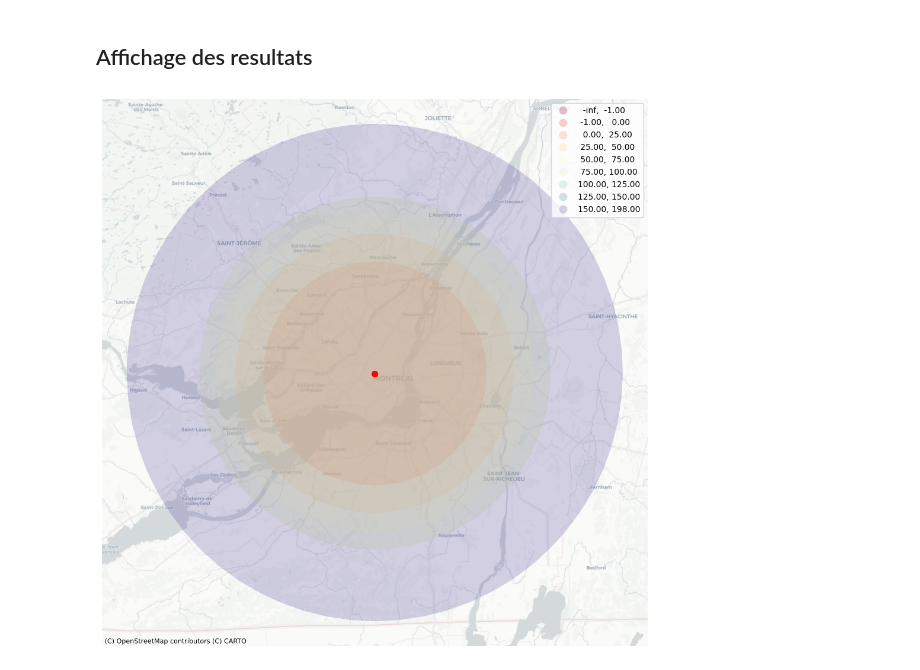
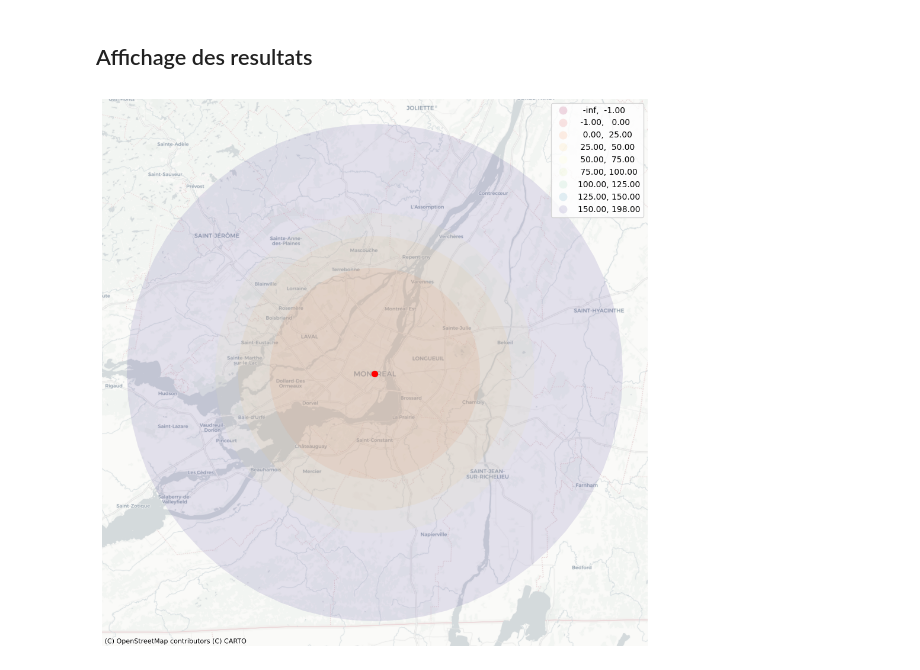
Before and after one commit to BastienBoucherat/geo6149, a Jupyter notebook: geo6149_projet.ipynb, the cells around one changed output. Drawn from its saved outputs; the diff is of its cells as text; code cells hidden in the pictures.

Commit message:
Added a function to create the autonomy gradient

```diff
--- a/geo6149_projet.ipynb
+++ b/geo6149_projet.ipynb
@@ -524,0 +521,3 @@ annual_human_energy_kJ_req = annual_human_energy_kJ_req_tab['minimum']
+# %%
+def get_food_capacity_req(level):
+    return round(daily_human_energy_kJ_req[level]/daily_human_energy_kJ_req['minimum']*100)
@@ -745,7 +748,7 @@ def compute_foodprint(f_center, f_target, f_precision_km, f_verbose_flag=False):
         ## FOOD AUTONOMY ANALYSIS ##
 
         # How much energy is needed by the population living on this territory? (kJ/year)
-        territory_energy_kJ_req = territory_pop * annual_human_energy_kJ_req
+        territory_energy_kJ_req = territory_pop * daily_human_energy_kJ_req['minimum'] * 365
 
         # How much energy is produced on this territory? (kJ/year)
         territory_energy_kJ_prod = territory_cropland_ha * annual_energy_productivity
@@ -816,7 +819,7 @@ def compute_foodprint(f_center, f_target, f_precision_km, f_verbose_flag=False):
 Calcul de l'étendue du territoire centré sur Montréal permettant d'atteindre une capacité d'autonomie alimentaire de 100%.
 # %%
 # Define territory center: Montreal
-circle_center = urban_centers[urban_centers['Name']=='Montreal']
+circle_center = city_gdf[city_gdf['Name']=='Montreal']
 
 # Find the territory corresponding to 100% autonomy
 result = compute_foodprint(circle_center, 100, 1, True)
@@ -840,7 +843,8 @@ Montreal food autonomy territory has a reach of approximately 39km around the ci
 # %%
 analysis_results = []
 
-autonomy_gradient = [25,50,75,198]
+# Create a gradient table
+autonomy_gradient = [25,50,75,get_food_capacity_req('canada')]
 
 for target_autonomy in autonomy_gradient:
 
@@ -871,32 +875,32 @@ analysis_results_gdf.to_csv(output_folder + "/Results_study.csv")
 # %%
 # Show a chloropleth map for the level of autonomy
 base = analysis_results_gdf.to_crs(plot_crs).plot(
                 column='autonomy',
                 cmap='Spectral',
                 scheme='user_defined',
                 classification_kwds={'bins':[-1, 0, 25, 50, 75, 100, 125, 150]},
                 legend=True,
                 figsize=(12, 12),
-                alpha=0.25,
+                alpha=0.15,
                 zorder=1)
 
 # Add the urban centers
-urban_centers.to_crs(plot_crs).plot(
+city_gdf.to_crs(plot_crs).plot(
                 ax=base,
                 marker='o',
                 color='red',
                 markersize=50,
                 zorder=2,)
 
 # Add a background map
 cx.add_basemap(ax=base,
                zoom=10,
                source=cx.providers.CartoDB.Positron) # différents styles : https://geopandas.org/en/stable/gallery/plotting_basemap_background.html
 
 # Remove the axis
 base.set_axis_off()
 
 # Export the image
-plt.savefig(output_folder + "/Results_study.png", dpi=500)
+plt.savefig(output_folder + "/Results_study.png", dpi=300)
 # %% [output]
-[figure, old version]
+[figure, new version]
```
Also changed, not shown: parts of 4 cells of this notebook.
